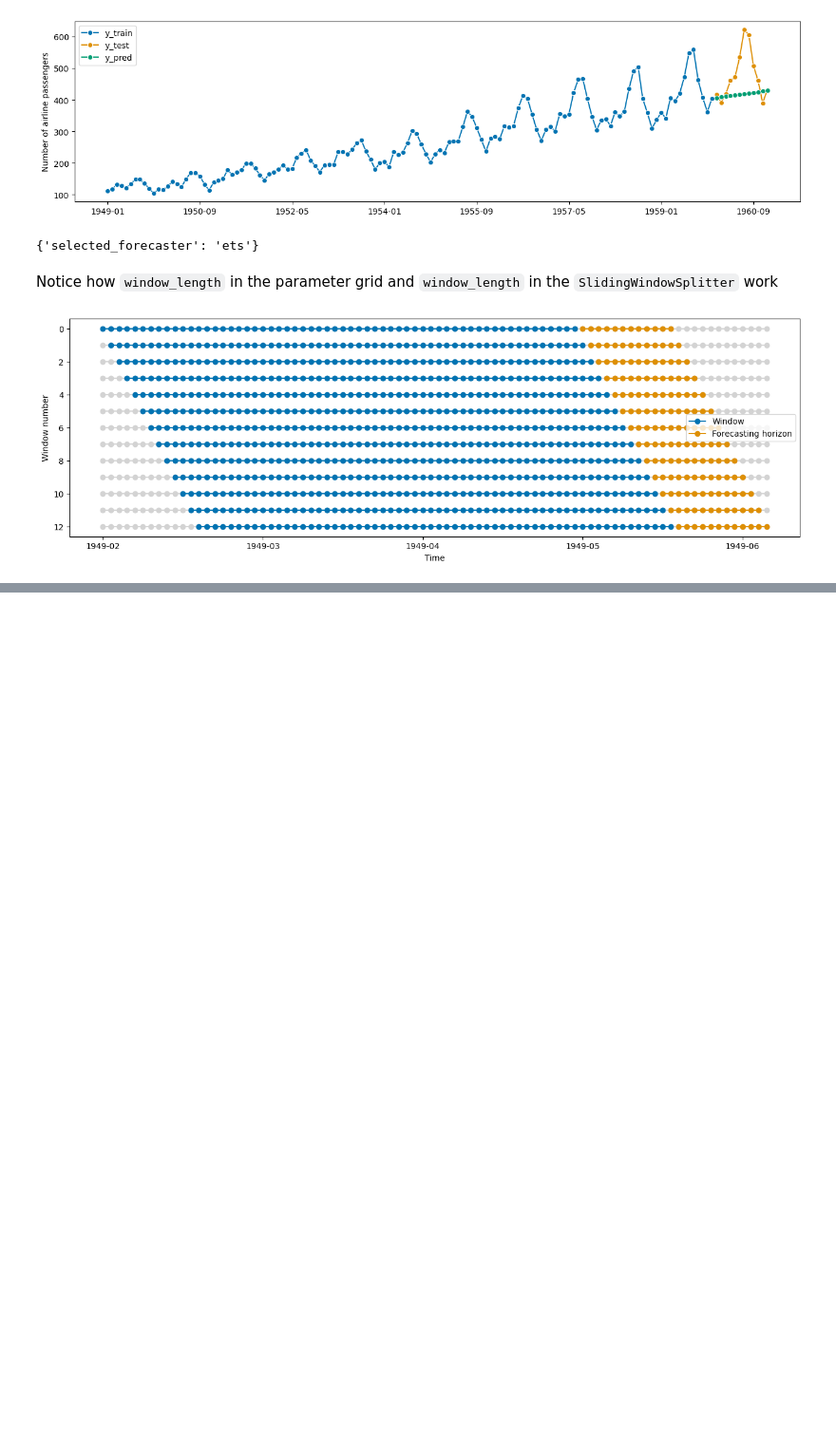
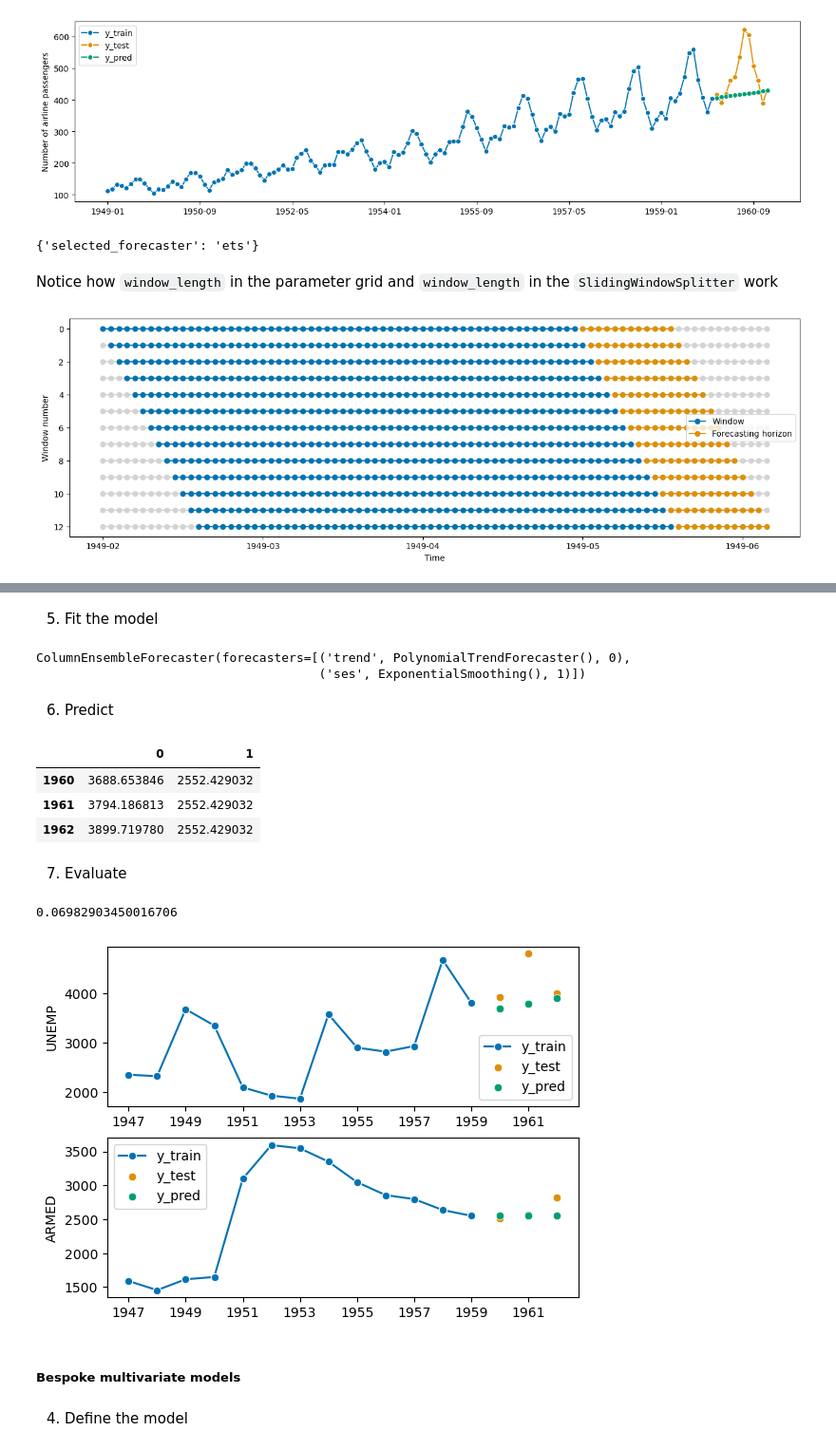
Before and after one commit to Edoch94/sktime-notes, a Jupyter notebook: 2_forecasting.ipynb, the cells around one changed output, grey strips where cells are left out. Shown at 95% size. Saved outputs shown, nothing was run; the diff lists cells and outputs as text; code cells hidden in the pictures; blank space fills up the shorter version.

```diff
--- a/2_forecasting.ipynb
+++ b/2_forecasting.ipynb
@@ -619,0 +919,4 @@ plot_windows(cv, y.iloc[:84])
+# %%
+from sktime.forecasting.model_selection import temporal_train_test_split
+
+y_train, y_test = temporal_train_test_split(y, fh=fh)
@@ -619,0 +943,48 @@ plot_windows(cv, y.iloc[:84])
+# %%
+from sktime.forecasting.compose import ColumnEnsembleForecaster
+from sktime.forecasting.trend import PolynomialTrendForecaster
+from sktime.forecasting.exp_smoothing import ExponentialSmoothing
+
+forecaster = ColumnEnsembleForecaster(
+    forecasters=[
+        ('trend', PolynomialTrendForecaster(), 0),
+        ('ses', ExponentialSmoothing(), 1)
+    ]
+)
+# %% [markdown]
+5. Fit the model
+# %%
+forecaster.fit(y_train)
+# %% [output]
+ColumnEnsembleForecaster(forecasters=[('trend', PolynomialTrendForecaster(), 0),
+                                      ('ses', ExponentialSmoothing(), 1)])
+# %% [markdown]
+6. Predict
+# %%
+y_pred = forecaster.predict(fh)
+y_pred.head()
+# %% [output]
+|  | 0 | 1 |
+| 1960 | 3688.653846 | 2552.429032 |
+| 1961 | 3794.186813 | 2552.429032 |
+| 1962 | 3899.719780 | 2552.429032 |
+# %% [markdown]
+7. Evaluate
+# %%
+from sktime.utils.plotting import plot_series
+from sktime.performance_metrics.forecasting import mean_absolute_percentage_error
+import matplotlib.pyplot as plt
+
+fig, ax = plt.subplots(2,1)
+
+for col_id, _ in enumerate(y_train.columns):
+    plot_series(y_train.iloc[:,col_id], y_test.iloc[:,col_id], y_pred.iloc[:,col_id], labels=['y_train','y_test','y_pred'], ax=ax[col_id])
+
+mean_absolute_percentage_error(y_test, y_pred, symmetric=False)
+# %% [output]
+0.06982903450016706
+[figure, added]
+# %% [markdown]
+##### Bespoke multivariate models
+# %% [markdown]
+4. Define the model
```
Also changed, not shown: parts of 106 cells of this notebook.
